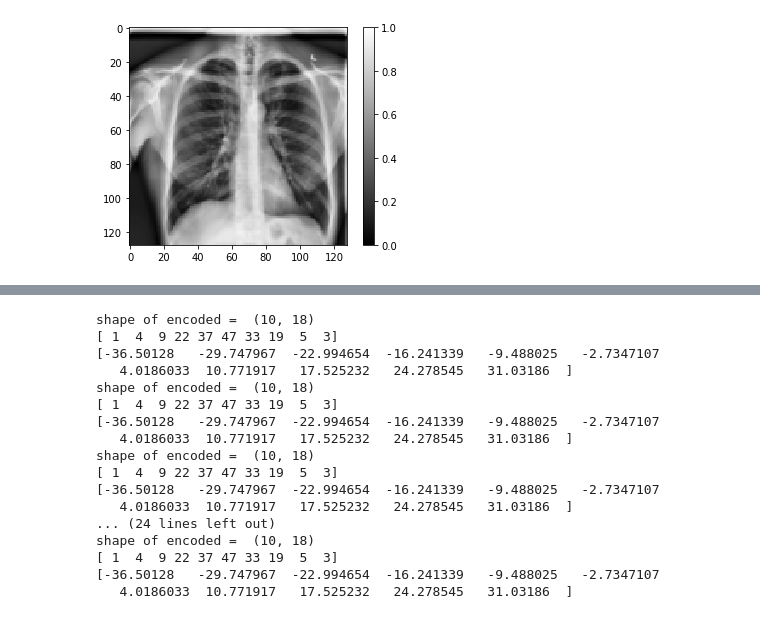
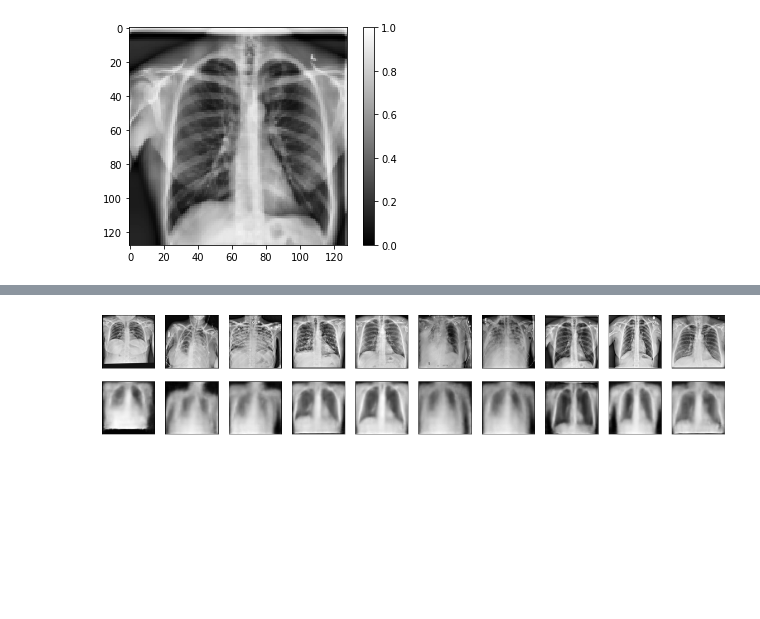
Before and after one commit to dg1an3/zebrastack, a Jupyter notebook: anat0mixer/rsna_vae.ipynb, the cells around one changed output, grey strips where cells are left out. Cells and saved outputs as stored; diff of their text form; code cells hidden in the pictures; blank space fills up the shorter version.

```diff
--- a/anat0mixer/rsna_vae.ipynb
+++ b/anat0mixer/rsna_vae.ipynb
@@ -128,7 +112,7 @@ def build_autoencoder(sz, optimizer, loss):
     print(shape)
 
     # generate latent vector Q(z|X)
-    latent_dim = 18
+    latent_dim = 8
     x = Flatten()(encoded_layer)
     x = Dense(latent_dim, activation='relu')(x)
     z_mean = Dense(latent_dim, name='z_mean')(x)
@@ -232,25 +226,12 @@ Epoch 256/256
 # %%
-encode_only_imgs = encode_only.predict(x_test[50:60])
-for n in range(10):
-    print("shape of encoded = ", encode_only_imgs[2].shape)
-    hist, bins = np.histogram(encode_only_imgs[2])
-    print(hist)
-    print(bins)
+encode_only_imgs = encode_only.predict(x_test[:10])
+if False:
+    for n in range(10):
+        print("shape of encoded = ", encode_only_imgs[2].shape)
+        hist, bins = np.histogram(encode_only_imgs[2])
+        print(hist)
+        print(bins)
+decoded_imgs = decode_only.predict(encode_only_imgs[2])
+show_original_decoded(x_test[:10], decoded_imgs, sz)
 # %% [output]
-shape of encoded =  (10, 18)
-[ 1  4  9 22 37 47 33 19  5  3]
-[-36.50128   -29.747967  -22.994654  -16.241339   -9.488025   -2.7347107
-   4.0186033  10.771917   17.525232   24.278545   31.03186  ]
-shape of encoded =  (10, 18)
-[ 1  4  9 22 37 47 33 19  5  3]
-[-36.50128   -29.747967  -22.994654  -16.241339   -9.488025   -2.7347107
-   4.0186033  10.771917   17.525232   24.278545   31.03186  ]
-shape of encoded =  (10, 18)
-[ 1  4  9 22 37 47 33 19  5  3]
-[-36.50128   -29.747967  -22.994654  -16.241339   -9.488025   -2.7347107
-   4.0186033  10.771917   17.525232   24.278545   31.03186  ]
-... (24 lines left out)
-shape of encoded =  (10, 18)
-[ 1  4  9 22 37 47 33 19  5  3]
-[-36.50128   -29.747967  -22.994654  -16.241339   -9.488025   -2.7347107
-   4.0186033  10.771917   17.525232   24.278545   31.03186  ]
+[figure, added]
```
Also changed, not shown: parts of 9 cells of this notebook.
